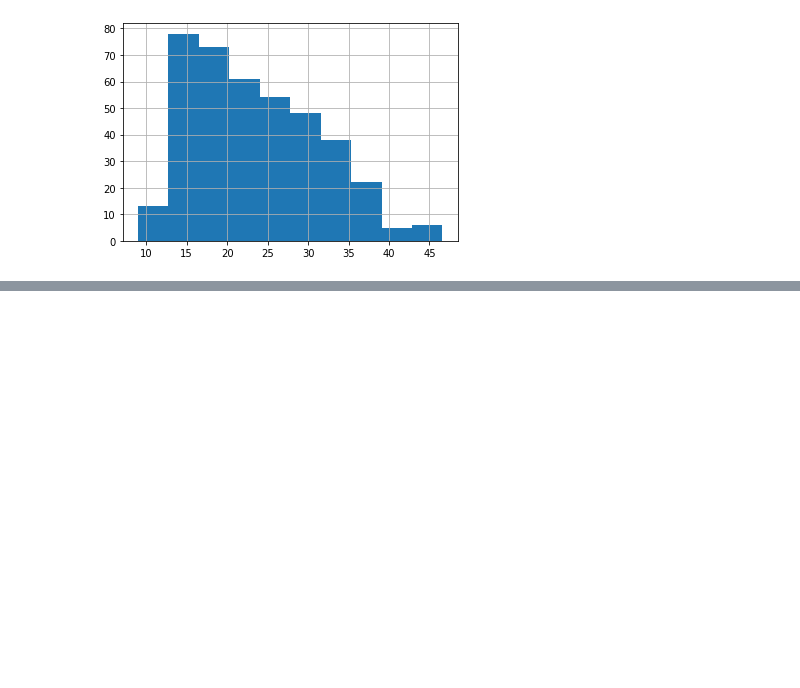
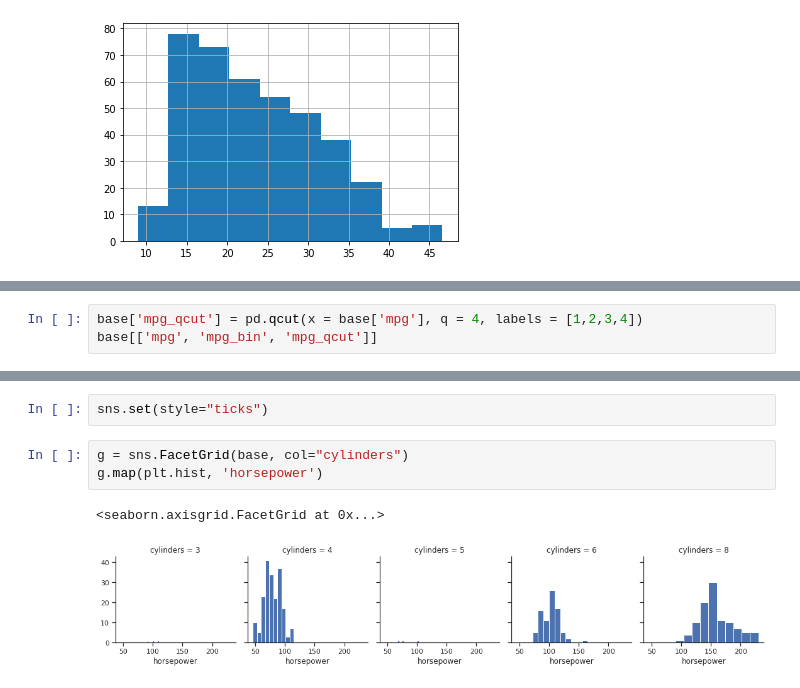
Before and after one commit to itimes-digital/plots, a Jupyter notebook: estudo_recursos_pandas_seaborn.ipynb, the cells around one changed output, grey strips where cells are left out. Drawn from its saved outputs; the diff is of its cells as text; blank space fills up the shorter version.

```diff
--- a/estudo_recursos_pandas_seaborn.ipynb
+++ b/estudo_recursos_pandas_seaborn.ipynb
@@ -71,0 +140,3 @@ pd.cut()
+# %%
+base['mpg_qcut'] = pd.qcut(x = base['mpg'], q = 4, labels = [1,2,3,4])
+base[['mpg', 'mpg_bin', 'mpg_qcut']]
@@ -71,0 +228,8 @@ pd.cut()
+# %%
+sns.set(style="ticks")
+# %%
+g = sns.FacetGrid(base, col="cylinders")
+g.map(plt.hist, 'horsepower')
+# %% [output]
+<seaborn.axisgrid.FacetGrid at 0x...>
+[figure, added]
```
Also changed, not shown: parts of 20 cells of this notebook.
